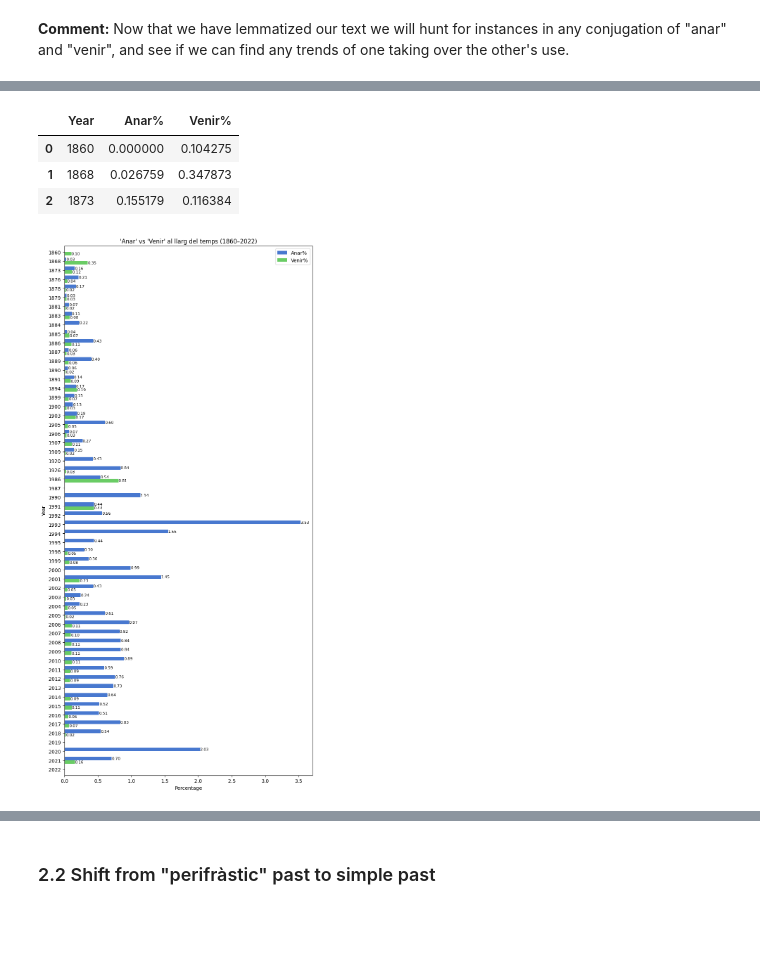
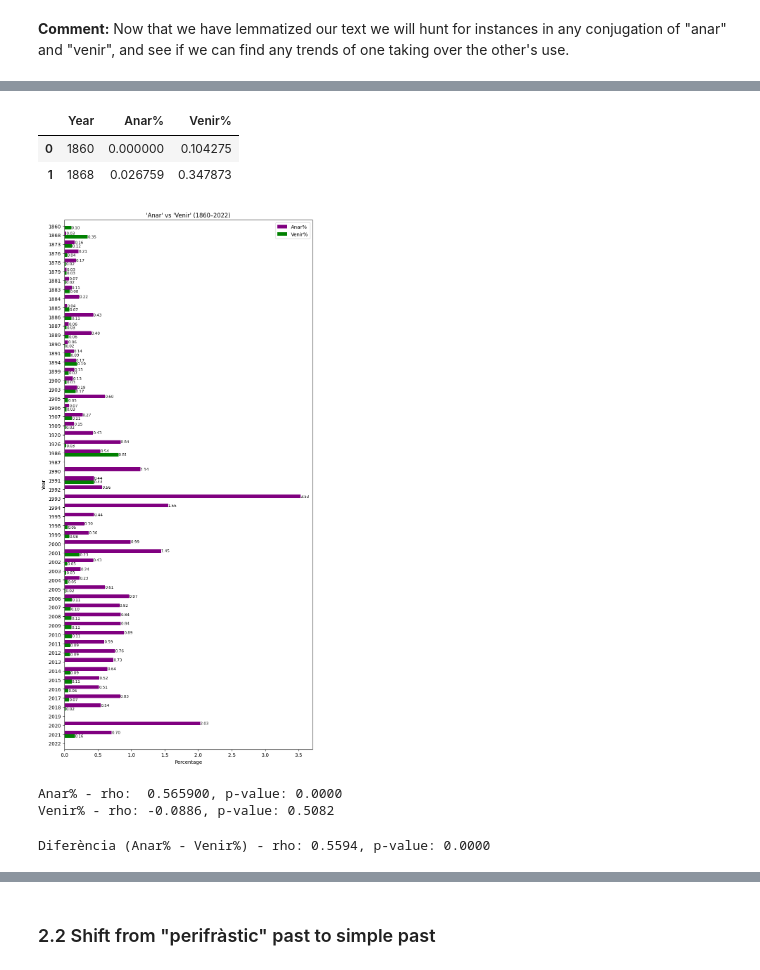
Before and after one commit to Data-Science-for-Linguists-2025/Linguistic-Markers-Catalan-Substitution, a Jupyter notebook: Analysis-1-LowLevel.ipynb, the cells around one changed output, grey strips where cells are left out. Cells and saved outputs as stored; diff of their text form; code cells hidden in the pictures; blank space fills up the shorter version.

```diff
--- a/Analysis-1-LowLevel.ipynb
+++ b/Analysis-1-LowLevel.ipynb
@@ -177,35 +177,5 @@ text
 # %%
-from scipy.stats import linregress
-
-x = tokscomplete_df["Year"].astype(int)
-y = tokscomplete_df["hi_percent"]
-
-# running linear regression
-slope, intercept, r_value, p_value, std_err = linregress(x, y)
-
-# printing regression results
-print("Slope:", slope)
-print("Intercept:", intercept)
-print("R-squared:", r_value**2)
-
-# creating the plot
-plt.figure(figsize=(10,6))
-plt.style.use("seaborn-v0_8-muted")
-
-# plotting scatter plot for the specific percentages
-plt.scatter(x, y, alpha=0.6, label="Data", s=40)
-
-# plotting regression line
-x_vals = np.linspace(x.min(), x.max(), 200)
-y_vals = slope * x_vals + intercept
-plt.plot(x_vals, y_vals, color="red", linewidth=2.5, label="Regression Line")
-
-# adding labels
-plt.xlabel("Year", fontsize=12)
-plt.ylabel("'Hi' pronom feble (%)", fontsize=12)
-plt.title("'Hi' Percentage per Text per Year", fontsize=14)
-plt.grid(True, linestyle='--', alpha=0.5)
-plt.legend()
-plt.tight_layout()
-plt.show()
+# correlation year-hi_percentages
+rho_hi, p_hi = spearmanr(tokscomplete_df["Year"], tokscomplete_df["hi_percent"])
+print(f"Hi% - rho: {rho_hi:.3f}, p-value: {p_hi:.4f}")
 # %% [output]
@@ -375,34 +335,52 @@ venir_df = venir_df.rename(columns ={"Year": "Year", 0:"Venir%"})  # creating da
 direction_df = pd.merge(anar_df, venir_df, on="Year")              # merging the two mini year-grouped percentage dataframes in a single one
 # %%
-# checking the resulting mini dataframe first 3 years
-direction_df.head(3)
+# checking the resulting mini dataframe first 2 years
+direction_df.head(2)
 # %% [output]
 |  | Year | Anar% | Venir% |
 | 0 | 1860 | 0.000000 | 0.104275 |
 | 1 | 1868 | 0.026759 | 0.347873 |
-| 2 | 1873 | 0.155179 | 0.116384 |
 # %%
 # plotting anar vs venir
 ax = direction_df.plot.barh(
     y=["Anar%", "Venir%"],
     x="Year",
     figsize=(8, 16),
-    width=0.8
+    width=0.8,
+    color = ["purple", "green"]
 )
 
 # adding value annotations
 for p in ax.patches:
     w = p.get_width()
     if w > 0:
-        ax.annotate(f'{w:.2f}',
+        ax.annotate(f"{w:.2f}",
                     (w, p.get_y() + p.get_height() / 2),
-                    va='center', ha='left', fontsize=8)
+                    va="center", ha="left", fontsize=8)
 
-ax.set_title("'Anar' vs 'Venir' al llarg del temps (1860–2022)", fontsize=12)
+ax.set_title("'Anar' vs 'Venir' (1860–2022)", fontsize=12)
 ax.set_xlabel("Percentage")
 ax.set_ylabel("Year")
 ax.invert_yaxis()  # from olderst to most recent
 plt.tight_layout()
 plt.show()
 # %% [output]
-[figure, old version]
+[figure, new version]
+# %%
+from scipy.stats import spearmanr
+
+# correlation year-percentages
+rho_anar, p_anar = spearmanr(direction_df["Year"], direction_df["Anar%"])
+rho_venir, p_venir = spearmanr(direction_df["Year"], direction_df["Venir%"])
+print(f"Anar% - rho: {rho_anar: 4f}, p-value: {p_anar:.4f}")
+print(f"Venir% - rho: {rho_venir:.4f}, p-value: {p_venir:.4f}")
+# %% [output]
+Anar% - rho:  0.565900, p-value: 0.0000
+Venir% - rho: -0.0886, p-value: 0.5082
+# %%
+# difference through years
+direction_df["Diff"] = direction_df["Anar%"] - direction_df["Venir%"]
+rho_diff, p_diff = spearmanr(direction_df["Year"], direction_df["Diff"])
+print(f"Diferència (Anar% - Venir%) - rho: {rho_diff:.4f}, p-value: {p_diff:.4f}")
+# %% [output]
+Diferència (Anar% - Venir%) - rho: 0.5594, p-value: 0.0000
```
Also changed, not shown: parts of 20 cells of this notebook.
